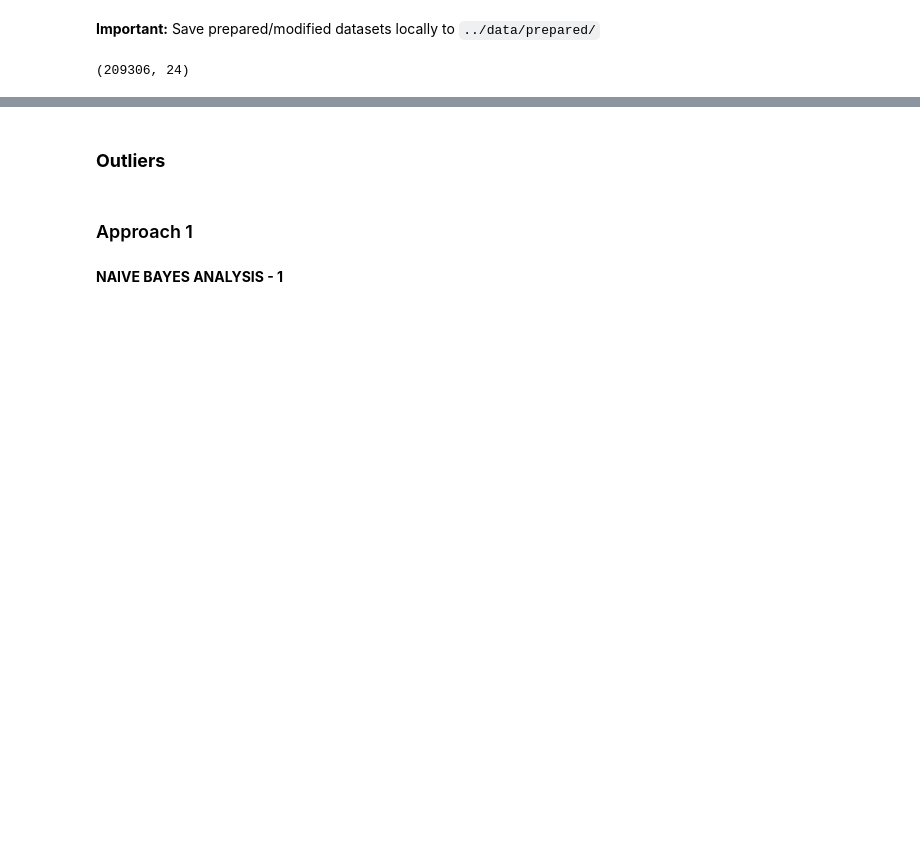
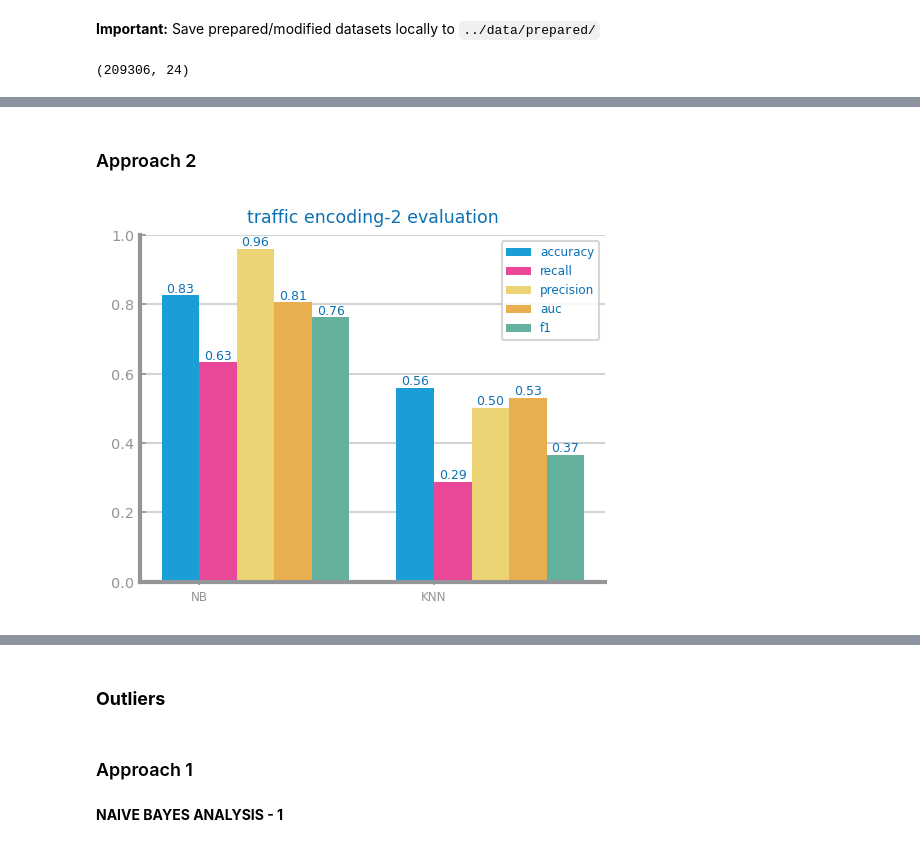
Before and after one commit to ch4uz/ds-project, a Jupyter notebook: classification/ds1_traffic_accidents/notebooks/ds1_lab3_preparation.ipynb, the cells around one changed output, grey strips where cells are left out. Saved outputs shown, nothing was run; the diff lists cells and outputs as text; code cells hidden in the pictures; blank space fills up the shorter version.

```diff
--- a/classification/ds1_traffic_accidents/notebooks/ds1_lab3_preparation.ipynb
+++ b/classification/ds1_traffic_accidents/notebooks/ds1_lab3_preparation.ipynb
@@ -249,3 +89,0 @@ Name: count, dtype: int64
-# %%
-counts = data[symbolic_vars[10]].value_counts()
-print(counts)
@@ -278,0 +154,24 @@ target_test_bin = target_test.map(binary_map)
+# %% [markdown]
+### Approach 2
+# %%
+approach = "2"
+
+ordinal_vars = {
+    "intersection_related_i": {"N": 0, "Y": 1},
+    target_name: {"NO INJURY / DRIVE AWAY": 0, "INJURY AND / OR TOW DUE TO CRASH": 1 }
+}
+dummy_vars = [var for var in symbolic_vars if var not in ordinal_vars]
+
+data_enc1 = data.replace(ordinal_vars, inplace=False)
+data_enc1 = dummify(data_enc1, dummy_vars)
+
+data_enc1['crash_date'] = data_enc1['crash_date'].astype(int)
+
+figure()
+eval: dict[str, list] = evaluate_approach(data=data_enc1, target=target_name)
+plot_multibar_chart(
+    ["NB", "KNN"], eval, title=f"{file_tag} {task}-{approach} evaluation", percentage=True
+)
+show()
+# %% [output]
+[figure, added]
```
Also changed, not shown: parts of 27 cells of this notebook.
